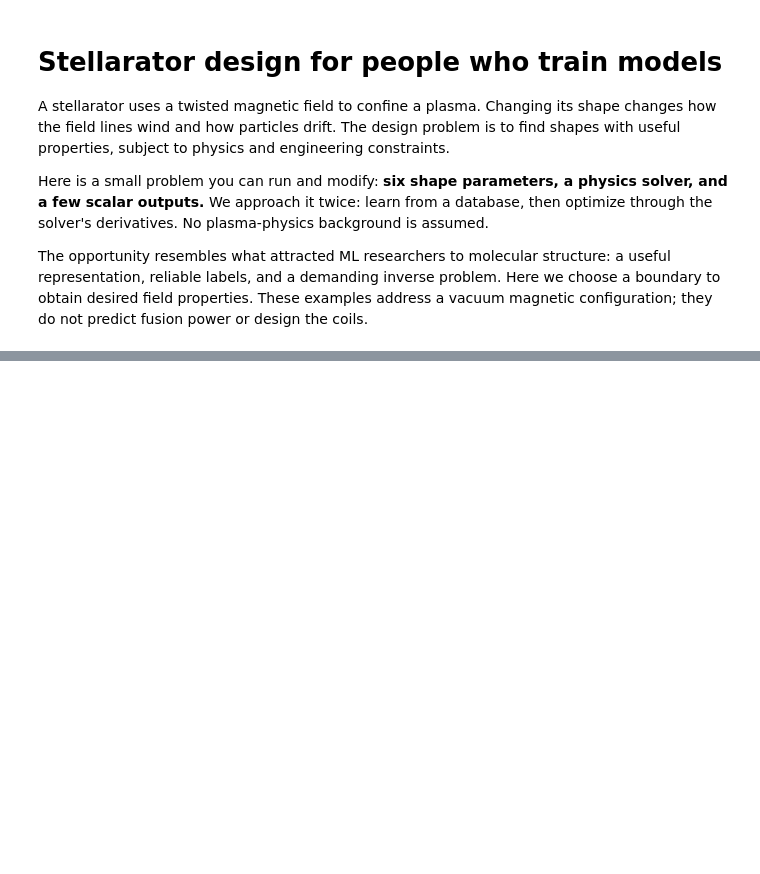
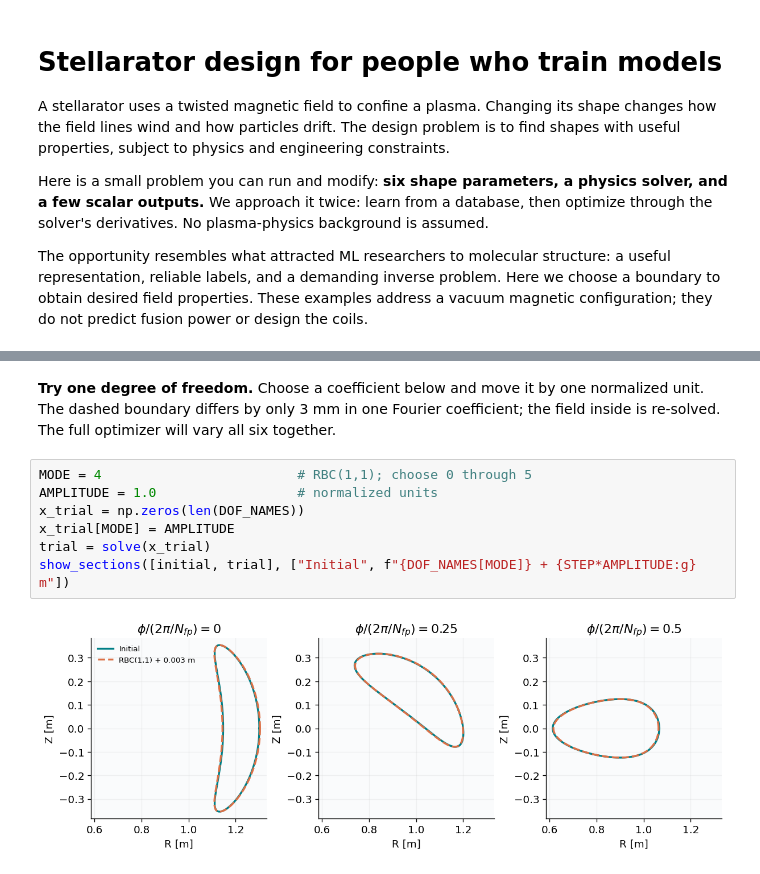
Before and after one commit to uwplasma/vmex, a Jupyter notebook: examples/machine_learning/stellarator_optimization.ipynb, the cells around one changed output, grey strips where cells are left out. Drawn from its saved outputs; the diff is of its cells as text; blank space fills up the shorter version.

```diff
--- a/examples/machine_learning/stellarator_optimization.ipynb
+++ b/examples/machine_learning/stellarator_optimization.ipynb
@@ -361,0 +196,11 @@ If you send this notebook to someone: the plots are the starting point; ask them
+# %% [markdown]
+**Try one degree of freedom.** Choose a coefficient below and move it by one normalized unit. The dashed boundary differs by only 3 mm in one Fourier coefficient; the field inside is re-solved. The full optimizer will vary all six together.
+# %%
+MODE = 4                         # RBC(1,1); choose 0 through 5
+AMPLITUDE = 1.0                  # normalized units
+x_trial = np.zeros(len(DOF_NAMES))
+x_trial[MODE] = AMPLITUDE
+trial = solve(x_trial)
+show_sections([initial, trial], ["Initial", f"{DOF_NAMES[MODE]} + {STEP*AMPLITUDE:g} m"])
+# %% [output]
+[figure, added]
```
Also changed, not shown: parts of 45 cells of this notebook, 3 other files.
